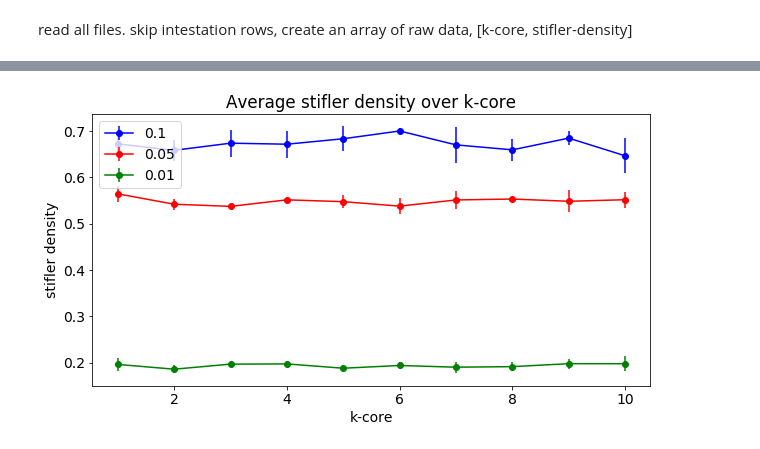
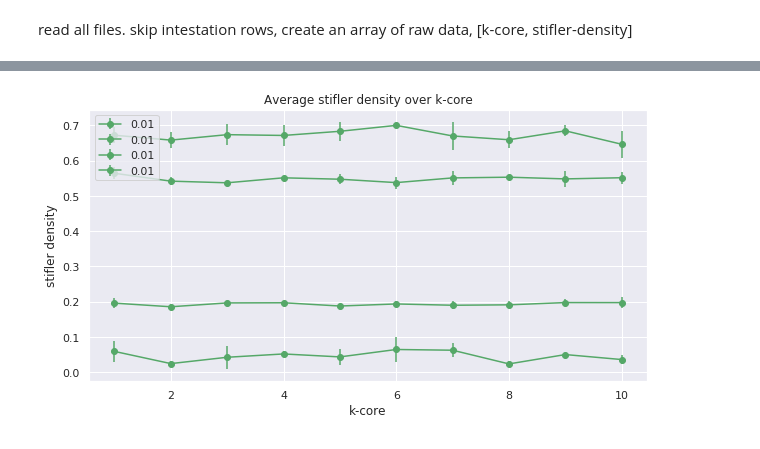
Before and after one commit to BFSteam/memory, a Jupyter notebook: jup/python/Stifler Density Over K-Core.ipynb, the cells around one changed output, grey strips where cells are left out. Cells and saved outputs as stored; diff of their text form; code cells hidden in the pictures.

```diff
--- a/jup/python/Stifler Density Over K-Core.ipynb
+++ b/jup/python/Stifler Density Over K-Core.ipynb
@@ -17,9 +20,7 @@ plt.rcParams['figure.figsize'] = [10,5]
 plt.rcParams['patch.force_edgecolor'] = True
 plt.rcParams['font.size'] = 14
 # %%
-mypath = '../../log/EmailGraph001'
-dirs = [f for f in listdir(mypath) if isdir(join(mypath,f))]
-kcores = [join(join(mypath, f),'k_core.csv') for f in dirs]
-N_AGENTS = 1133
-kcores
+mypath = '../../log/'
+dirs = [join(mypath, f) for f in listdir(mypath) if isdir(join(mypath,f)) and "Graph" in f]
+dirs
 # %% [output]
@@ -228,18 +205,16 @@ Text(0.5, 0, 'k-core')
 # %%
-fig = plt.figure()
-ax3 = fig.add_subplot(111)
+ffig = plt.figure()
+ax3 = ffig.add_subplot(111)
 
-k_m, s_m, s_s, i_m, i_s, r_m, r_s = np.array([el for el in cleanlist if ~np.isnan(el[1])]).T
+for clean in cleanlist_final:
+    k_m, s_m, s_s, i_m, i_s, r_m, r_s = np.array([el for el in clean if ~np.isnan(el[1])]).T
+    ax3.errorbar(k_m, r_m, yerr=r_s, fmt='go-', label='0.01')
 
-ax3.errorbar(k1, r1m, yerr=r1s, fmt='bo-', label='0.1')
-ax3.errorbar(k2, r2m, yerr=r2s, fmt='ro-', label='0.05')
-ax3.errorbar(k_m, r_m, yerr=r_s, fmt='go-', label='0.01')
+    plt.legend(loc='upper left')
+    plt.title("Average stifler density over k-core")
+    plt.xlabel("k-core")
+    plt.ylabel("stifler density")
 
-plt.legend(loc='upper left')
-plt.title("Average stifler density over k-core")
-plt.xlabel("k-core")
-plt.ylabel("stifler density")
-
-plt.savefig('/home/nik/Documents/masterthesis/img/pdf/stiflerdensityoverkcore.pdf')
+    #plt.savefig('/home/nik/Documents/masterthesis/img/pdf/stiflerdensityoverkcore.pdf')
 # %% [output]
-[figure, old version]
+[figure, new version]
```
Also changed, not shown: parts of 13 cells of this notebook, 5 other files.
